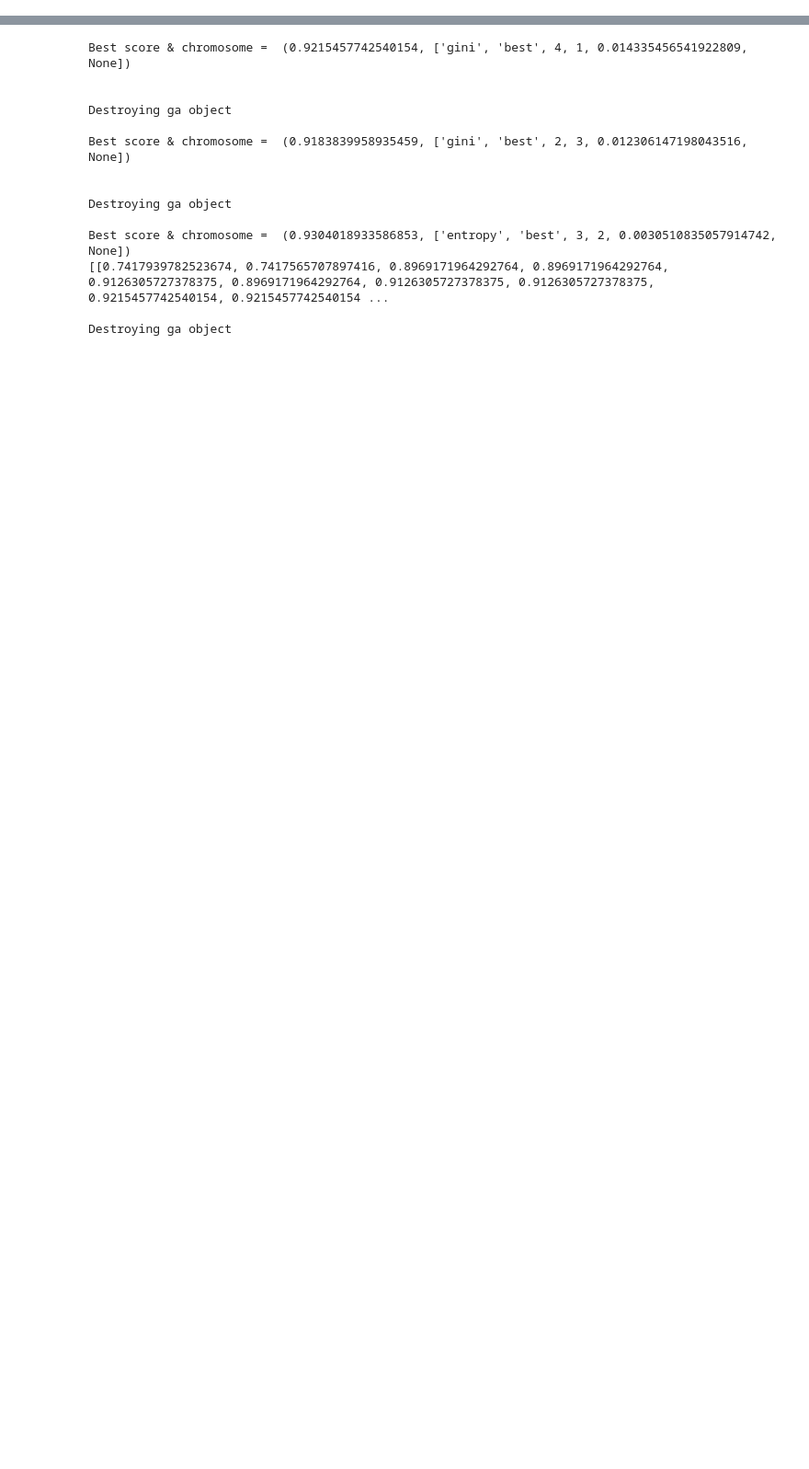
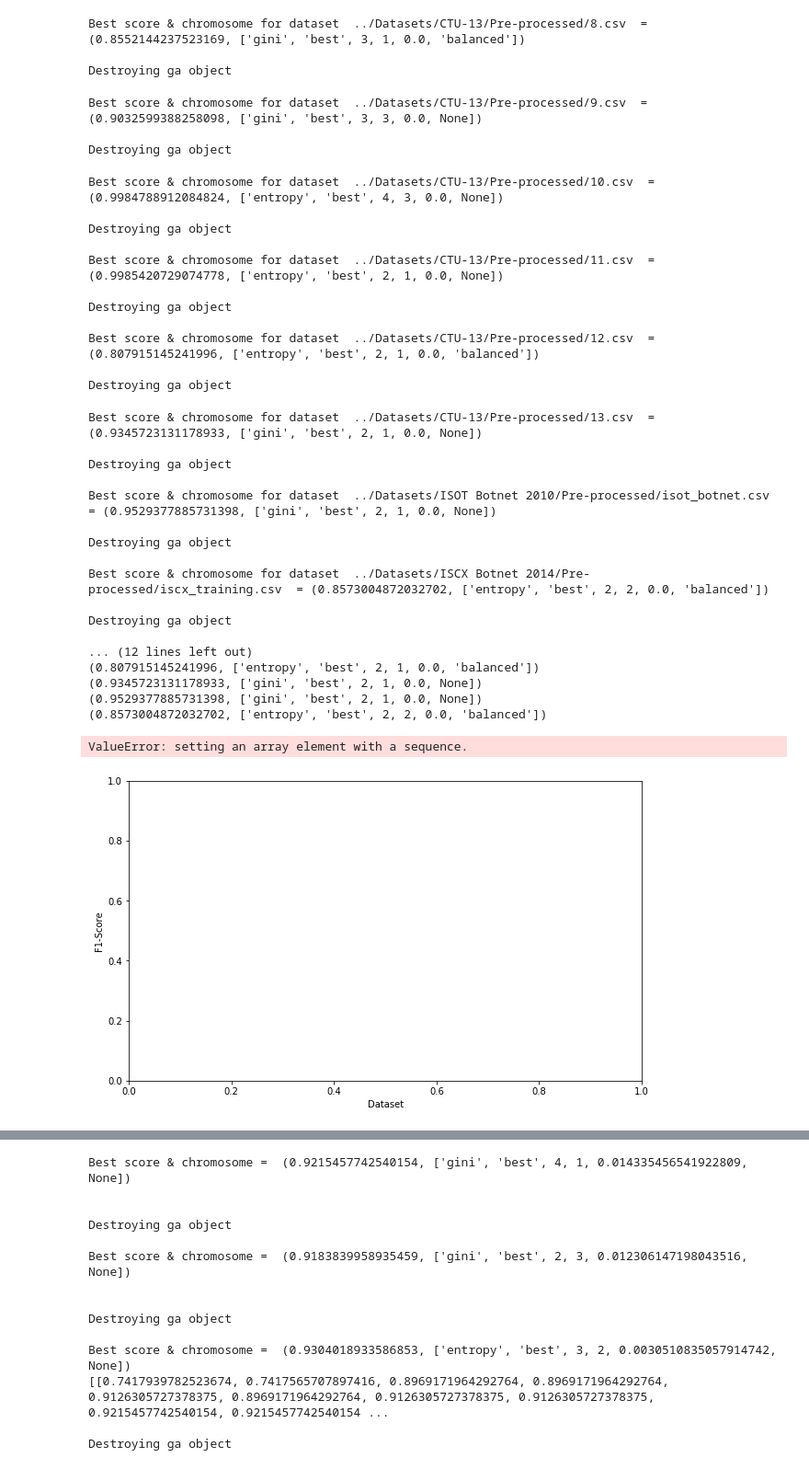
Before and after one commit to NorthOfNull/ML, a Jupyter notebook: Genetic Algorithm.ipynb, the cells around one changed output, grey strips where cells are left out. Shown at 92% size. Drawn from its saved outputs; the diff is of its cells as text; code cells hidden in the pictures; blank space fills up the shorter version.

```diff
--- a/Genetic Algorithm.ipynb
+++ b/Genetic Algorithm.ipynb
@@ -2,0 +8,28 @@ import kf_bio_optimisation_lib as kf_bio
+# %%
+# DECISION TREE CLASSIFIER GA RESULTS
+# Genetic Algorithm using 10 generations with a population size of 10 for each dataset
+# Each chromosome is evaluated with Stratified 10-fold Cross Validation and
+# uses Heuristic Inital Population Generation
+best_dataset_chromosomes = []
+
+for dataset_path in kf.dataset_path_list:
+    ga = kf_bio.kf_genetic_algorithm(classifier='DecisionTreeClassifier', dataset_path=dataset_path,
+                          population_size=10, generations=10, evaluation_method='cv', initial_pop_gen_method='heuristic',
+                          extended_dataset=False)
+
+    sorted_score_chromosome_list = ga.run()
+
+    best_score_chromosome = sorted_score_chromosome_list[0]
+    print("Best score & chromosome for dataset ", dataset_path, " =", best_score_chromosome)
+
+    # Get the best result from the 3 runs for this dataset
+    best_dataset_chromosomes.append(best_score_chromosome)
+
+    del ga, sorted_score_chromosome_list, best_score_chromosome
+
+print("BEST CHROMOSOME PERFORMERS = ")
+for c in best_dataset_chromosomes:
+    print(c)
+
+del ga
+# %% [output]
@@ -2,0 +60,36 @@ import kf_bio_optimisation_lib as kf_bio
+Best score & chromosome for dataset  ../Datasets/CTU-13/Pre-processed/8.csv  = (0.8552144237523169, ['gini', 'best', 3, 1, 0.0, 'balanced'])
+
+Destroying ga object
+Best score & chromosome for dataset  ../Datasets/CTU-13/Pre-processed/9.csv  = (0.9032599388258098, ['gini', 'best', 3, 3, 0.0, None])
+
+Destroying ga object
+Best score & chromosome for dataset  ../Datasets/CTU-13/Pre-processed/10.csv  = (0.9984788912084824, ['entropy', 'best', 4, 3, 0.0, None])
+
+Destroying ga object
+
+Best score & chromosome for dataset  ../Datasets/CTU-13/Pre-processed/11.csv  = (0.9985420729074778, ['entropy', 'best', 2, 1, 0.0, None])
+
+Destroying ga object
+
+Best score & chromosome for dataset  ../Datasets/CTU-13/Pre-processed/12.csv  = (0.807915145241996, ['entropy', 'best', 2, 1, 0.0, 'balanced'])
+
+Destroying ga object
+Best score & chromosome for dataset  ../Datasets/CTU-13/Pre-processed/13.csv  = (0.9345723131178933, ['gini', 'best', 2, 1, 0.0, None])
+
+Destroying ga object
+
+Best score & chromosome for dataset  ../Datasets/ISOT Botnet 2010/Pre-processed/isot_botnet.csv  = (0.9529377885731398, ['gini', 'best', 2, 1, 0.0, None])
+
+Destroying ga object
+
+Best score & chromosome for dataset  ../Datasets/ISCX Botnet 2014/Pre-processed/iscx_training.csv  = (0.8573004872032702, ['entropy', 'best', 2, 2, 0.0, 'balanced'])
+
+Destroying ga object
+
+... (12 lines left out)
+(0.807915145241996, ['entropy', 'best', 2, 1, 0.0, 'balanced'])
+(0.9345723131178933, ['gini', 'best', 2, 1, 0.0, None])
+(0.9529377885731398, ['gini', 'best', 2, 1, 0.0, None])
+(0.8573004872032702, ['entropy', 'best', 2, 2, 0.0, 'balanced'])
+ValueError: setting an array element with a sequence.
+[figure, added]
```
Also changed, not shown: parts of 14 cells of this notebook, 6 other files.
